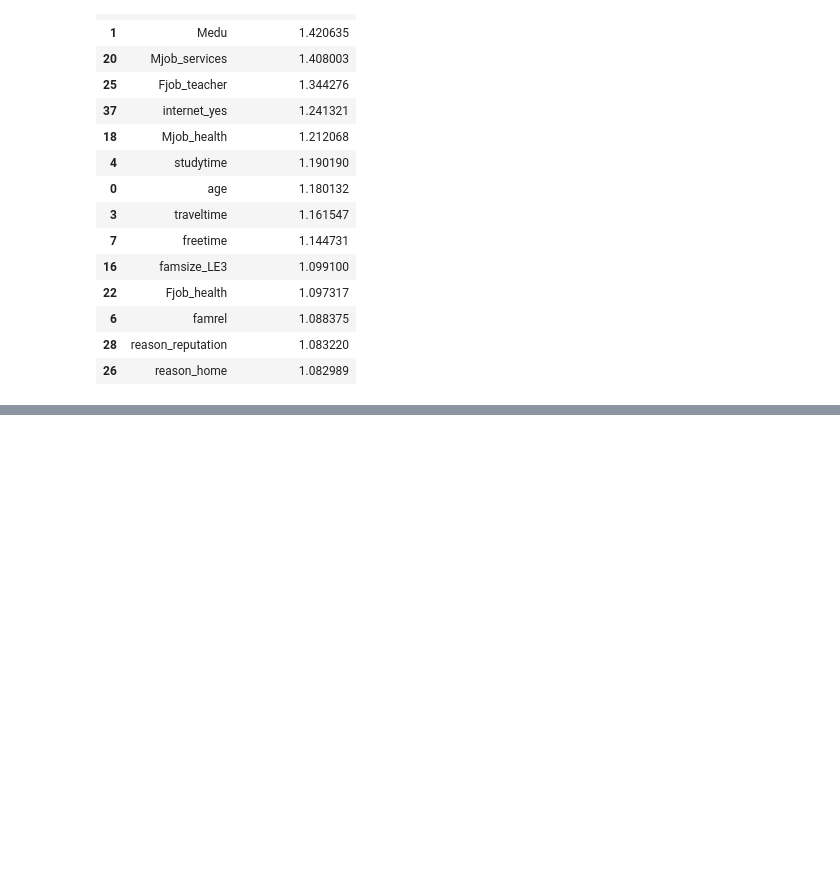
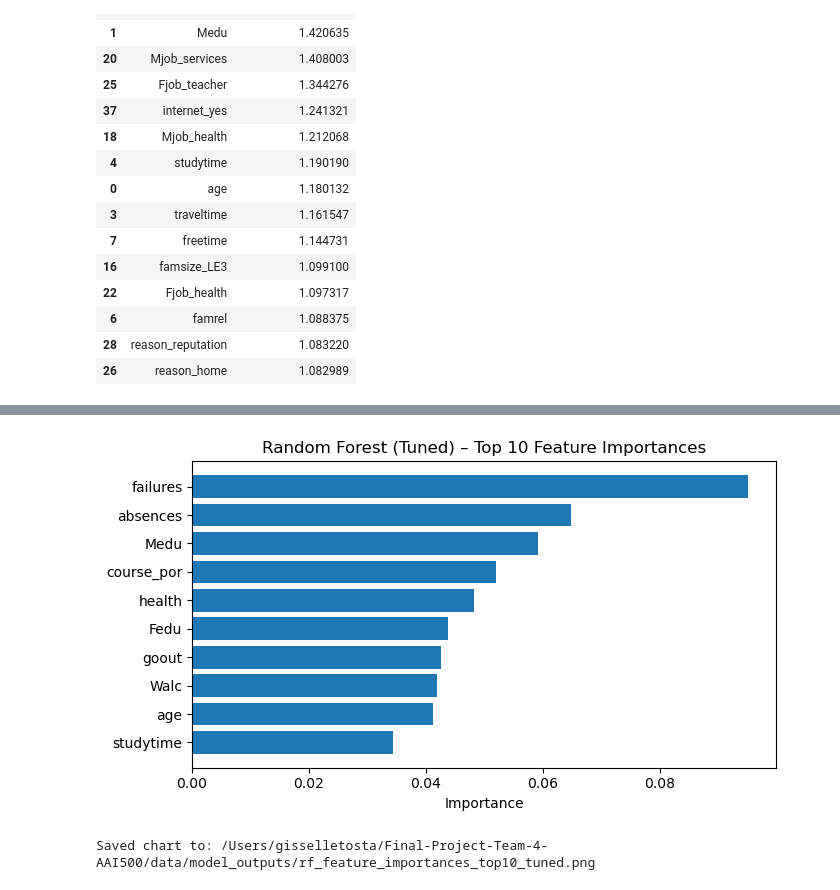
Before and after one commit to 19giss/Final-Project-Team-4-AAI500, a Jupyter notebook: notebooks/02_Modeling.ipynb, the cells around one changed output, grey strips where cells are left out. Drawn from its saved outputs; the diff is of its cells as text; code cells hidden in the pictures; blank space fills up the shorter version.

```diff
--- a/notebooks/02_Modeling.ipynb
+++ b/notebooks/02_Modeling.ipynb
@@ -555,0 +585,22 @@ Saved Logistic Regression odds ratios (High vs others) to: /Users/gisselletosta/
+# %%
+# --- Random Forest top-10 feature importances (tuned) ---
+import pandas as pd
+import matplotlib.pyplot as plt
+from pathlib import Path
+
+repo_root = Path.cwd().parent
+imp_csv   = repo_root / "data" / "model_outputs" / "rf_feature_importances_tuned.csv"
+out_png   = repo_root / "data" / "model_outputs" / "rf_feature_importances_top10_tuned.png"
+
+imp = pd.read_csv(imp_csv).sort_values("importance", ascending=False).head(10)
+plt.figure(figsize=(7,4))
+plt.barh(imp["feature"][::-1], imp["importance"][::-1])
+plt.title("Random Forest (Tuned) – Top 10 Feature Importances")
+plt.xlabel("Importance")
+plt.tight_layout()
+plt.savefig(out_png, bbox_inches="tight")
+plt.show()
+print(f"Saved chart to: {out_png}")
+# %% [output]
+[figure, added]
+Saved chart to: /Users/gisselletosta/Final-Project-Team-4-AAI500/data/model_outputs/rf_feature_importances_top10_tuned.png
```
Also changed, not shown: parts of 3 cells of this notebook, 4 other files.
